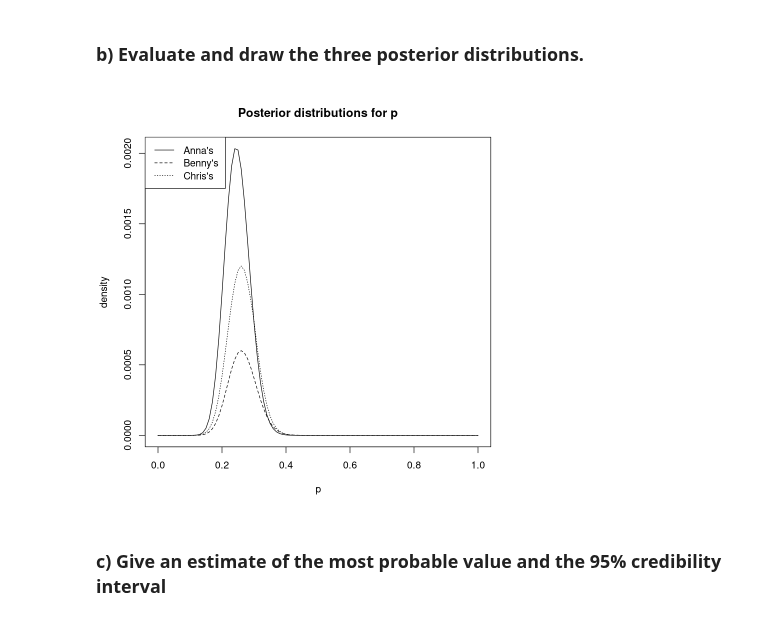
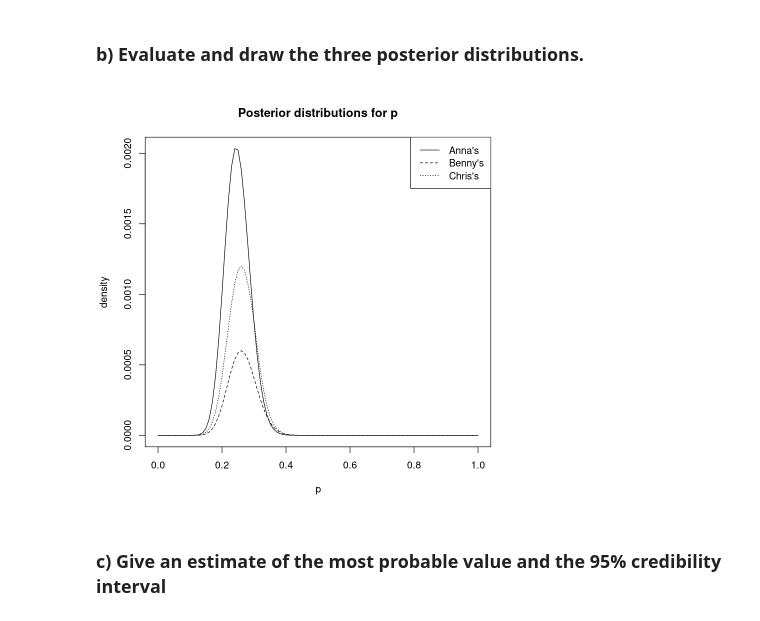
Before and after one commit to eigen-carmona/AdvStats, a Jupyter notebook: lab5/ex5.ipynb, the cells around one changed output. Cells and saved outputs as stored; diff of their text form; code cells hidden in the pictures.

```diff
--- a/lab5/ex5.ipynb
+++ b/lab5/ex5.ipynb
@@ -91,24 +92,24 @@ The next day the three students decide to interview a sample of 100 citizens of
 # %%
 # we set a binomial distribution for the likelihood
 likelihood <- function(p){dbinom(26,100,p)}
 
 post_dist <- function(likelihood,prior_dist){
     pre_post <- function(x){likelihood(x)*prior_dist(x)}
     c_post <- 1/integrate(pre_post,0,1)$value
     return(function(x){c*pre_post(x)})
 }
 
 
 post_anna <- post_dist(likelihood,anna)
 post_benny <- post_dist(likelihood,benny)
 post_chris <- post_dist(likelihood,chris)
 
 plot(post_anna, main = 'Posterior distributions for p', lty = 1, ylab ='density', xlab = 'p')
 lines(x,post_benny(x), lty = 2)
 lines(x,post_chris(x), lty = 3)
-legend("topleft",legend = c("Anna's","Benny's", "Chris's"), lty =1:3)
+legend("topright",legend = c("Anna's","Benny's", "Chris's"), lty =1:3)
 # %% [output]
-[figure, old version]
+[figure, new version]
 # %% [markdown]
 ### c)  Give an estimate of the most probable value and the 95% credibility interval
 # %% [markdown]
```
Also changed, not shown: parts of 2 cells of this notebook.
